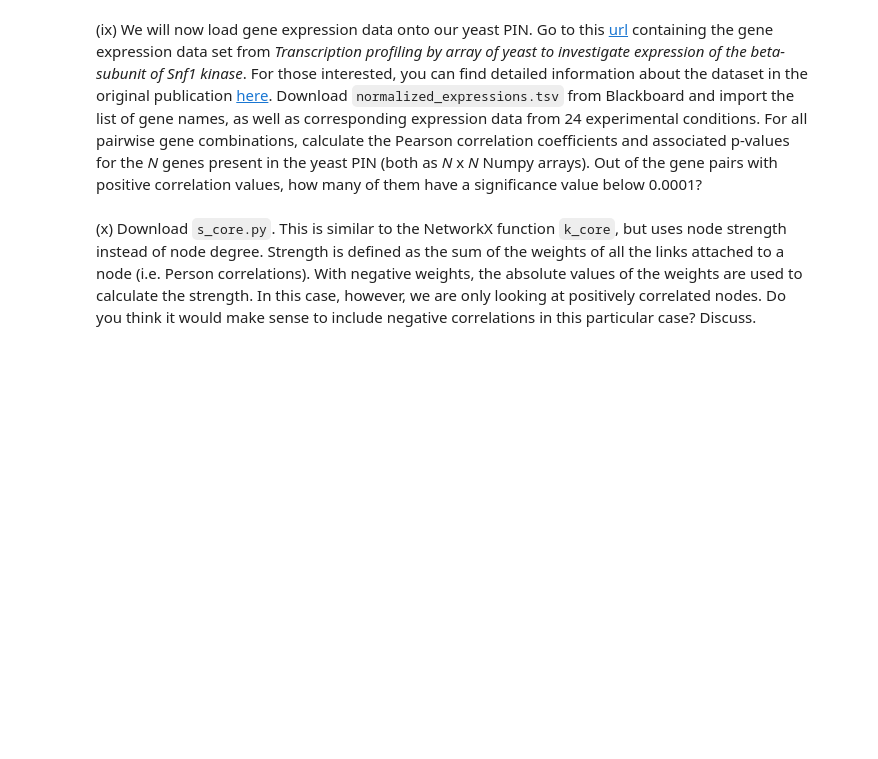
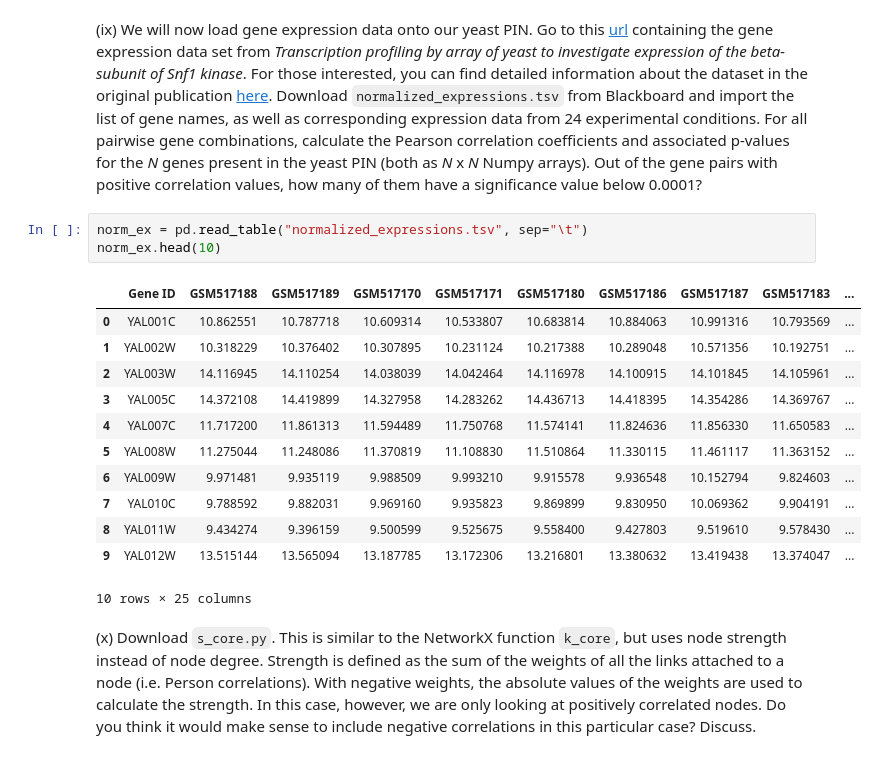
Before and after one commit to mkl061/TBT4165, a Jupyter notebook: project2/project_2.ipynb, the cells around one changed output. Saved outputs shown, nothing was run; the diff lists cells and outputs as text; blank space fills up the shorter version.

```diff
--- a/project2/project_2.ipynb
+++ b/project2/project_2.ipynb
@@ -232,5 +255,21 @@ s = nx.k_core(l_comp.copy(), k=innermost_k_core-1)
 # %% [markdown]
 (ix)  We will now load gene expression data onto our yeast PIN. Go to this [url](https://www.ebi.ac.uk/gxa/experiments/E-GEOD-20591/Results) containing the gene expression data set from *Transcription profiling by array of yeast to investigate expression of the beta-subunit of Snf1 kinase*. For those interested, you can find detailed information about the dataset in the original publication [here](https://onlinelibrary.wiley.com/doi/full/10.1111/j.1365-2958.2010.07209.x). Download `normalized_expressions.tsv` from Blackboard and import the list of gene names, as well as corresponding expression data from 24 experimental conditions. For all pairwise gene combinations, calculate the Pearson correlation coefficients and associated p-values for the *N* genes present in the yeast PIN (both as *N* x *N* Numpy arrays). Out of the gene pairs with positive correlation values, how many of them have a significance value below 0.0001?
+# %%
+norm_ex = pd.read_table("normalized_expressions.tsv", sep="\t")
+norm_ex.head(10)
+# %% [output]
+|  | Gene ID | GSM517188 | GSM517189 | GSM517170 | GSM517171 | GSM517180 | GSM517186 | GSM517187 | GSM517183 | ... |
+| 0 | YAL001C | 10.862551 | 10.787718 | 10.609314 | 10.533807 | 10.683814 | 10.884063 | 10.991316 | 10.793569 | ... |
+| 1 | YAL002W | 10.318229 | 10.376402 | 10.307895 | 10.231124 | 10.217388 | 10.289048 | 10.571356 | 10.192751 | ... |
+| 2 | YAL003W | 14.116945 | 14.110254 | 14.038039 | 14.042464 | 14.116978 | 14.100915 | 14.101845 | 14.105961 | ... |
+| 3 | YAL005C | 14.372108 | 14.419899 | 14.327958 | 14.283262 | 14.436713 | 14.418395 | 14.354286 | 14.369767 | ... |
+| 4 | YAL007C | 11.717200 | 11.861313 | 11.594489 | 11.750768 | 11.574141 | 11.824636 | 11.856330 | 11.650583 | ... |
+| 5 | YAL008W | 11.275044 | 11.248086 | 11.370819 | 11.108830 | 11.510864 | 11.330115 | 11.461117 | 11.363152 | ... |
+| 6 | YAL009W | 9.971481 | 9.935119 | 9.988509 | 9.993210 | 9.915578 | 9.936548 | 10.152794 | 9.824603 | ... |
+| 7 | YAL010C | 9.788592 | 9.882031 | 9.969160 | 9.935823 | 9.869899 | 9.830950 | 10.069362 | 9.904191 | ... |
+| 8 | YAL011W | 9.434274 | 9.396159 | 9.500599 | 9.525675 | 9.558400 | 9.427803 | 9.519610 | 9.578430 | ... |
+| 9 | YAL012W | 13.515144 | 13.565094 | 13.187785 | 13.172306 | 13.216801 | 13.380632 | 13.419438 | 13.374047 | ... |
+10 rows × 25 columns
 # %% [markdown]
 (x) Download `s_core.py`. This is similar to the NetworkX function `k_core`, but uses node strength instead of node degree. Strength is defined as the sum of the weights of all the links attached to a node (i.e. Person correlations). With negative weights, the absolute values of the weights are used to calculate the strength. In this case, however, we are only looking at positively correlated nodes. Do you think it would make sense to include negative correlations in this particular case? Discuss.
 # %% [markdown]
```
Also changed, not shown: parts of 6 cells of this notebook, 10 other files.
